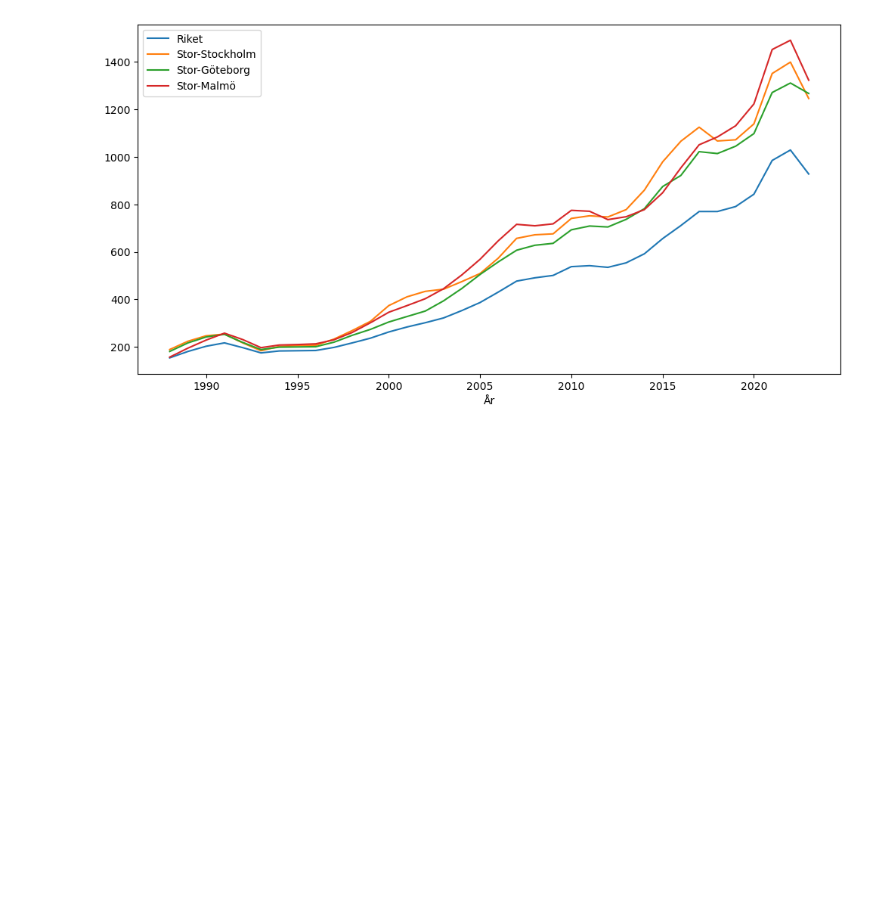
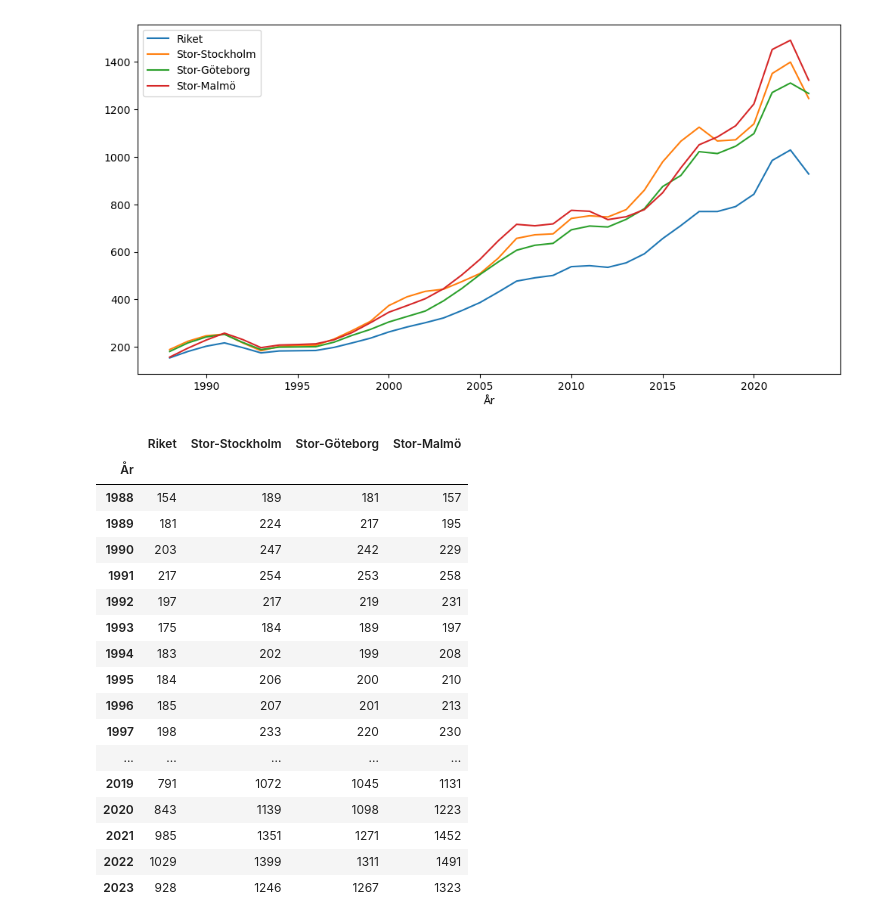
Before and after one commit to MarcusT96/PythonProject4School, a Jupyter notebook: PythonProject.ipynb, the cells around one changed output. Saved outputs shown, nothing was run; the diff lists cells and outputs as text; code cells hidden in the pictures; blank space fills up the shorter version.

```diff
--- a/PythonProject.ipynb
+++ b/PythonProject.ipynb
@@ -35,3 +35,24 @@ df_property_price.plot(figsize=(12,6))
 # %% [output]
 <Axes: xlabel='År'>
 [figure]
+# %%
+df_property_price
+# %% [output]
+|  | Riket | Stor-Stockholm | Stor-Göteborg | Stor-Malmö |
+| År |  |  |  |  |
+| 1988 | 154 | 189 | 181 | 157 |
+| 1989 | 181 | 224 | 217 | 195 |
+| 1990 | 203 | 247 | 242 | 229 |
+| 1991 | 217 | 254 | 253 | 258 |
+| 1992 | 197 | 217 | 219 | 231 |
+| 1993 | 175 | 184 | 189 | 197 |
+| 1994 | 183 | 202 | 199 | 208 |
+| 1995 | 184 | 206 | 200 | 210 |
+| 1996 | 185 | 207 | 201 | 213 |
+| 1997 | 198 | 233 | 220 | 230 |
+| ... | ... | ... | ... | ... |
+| 2019 | 791 | 1072 | 1045 | 1131 |
+| 2020 | 843 | 1139 | 1098 | 1223 |
+| 2021 | 985 | 1351 | 1271 | 1452 |
+| 2022 | 1029 | 1399 | 1311 | 1491 |
+| 2023 | 928 | 1246 | 1267 | 1323 |
```
Also changed, not shown: parts of 5 cells of this notebook, 1 other file.
